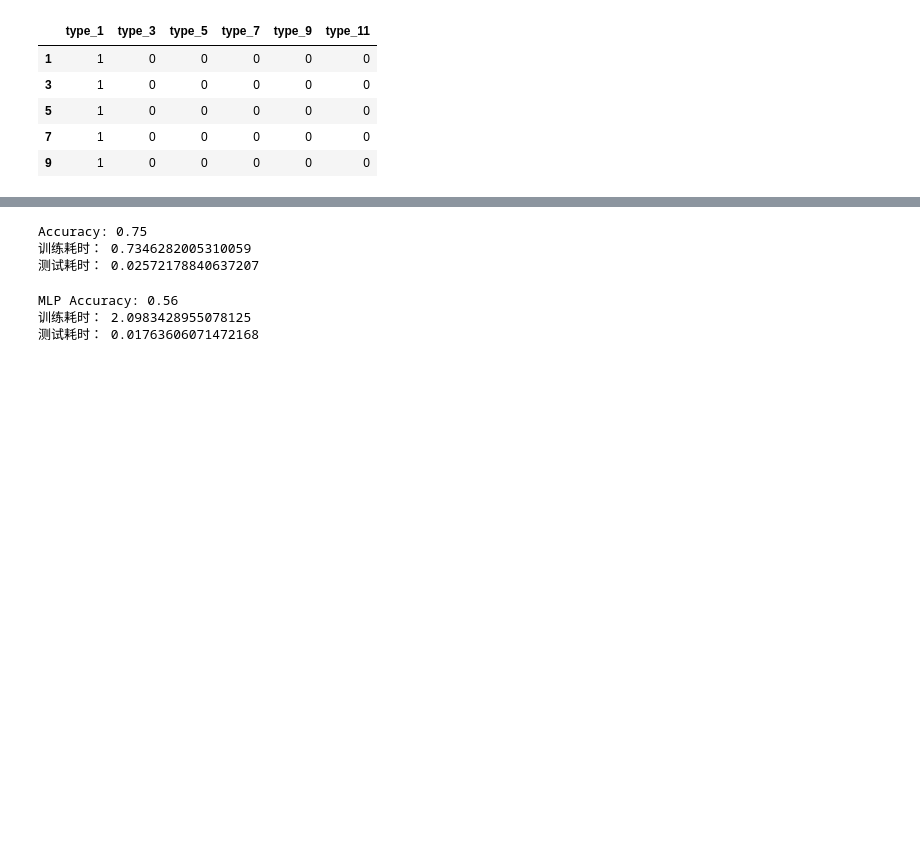
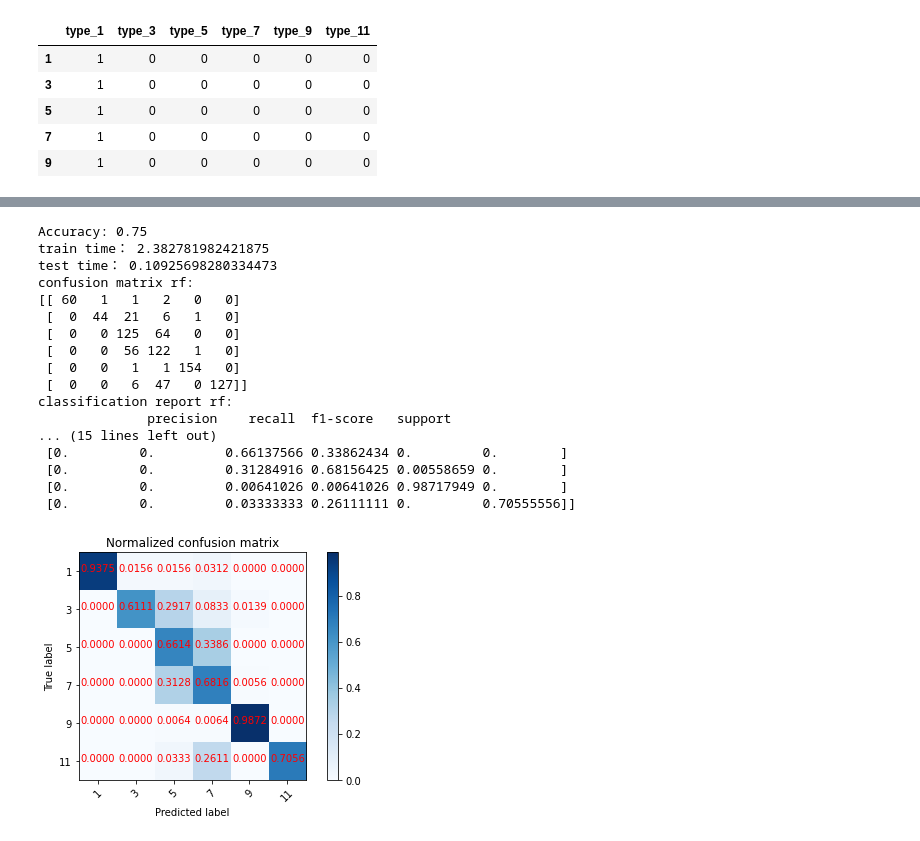
Before and after one commit to ITU-AI-ML-in-5G-Challenge/ITU-ML5G-PS-032-KDDI-UT-NakaoLab-AI, a Jupyter notebook: diff_analysis.ipynb, the cells around one changed output, grey strips where cells are left out. Cells and saved outputs as stored; diff of their text form; code cells hidden in the pictures; blank space fills up the shorter version.

```diff
--- a/diff_analysis.ipynb
+++ b/diff_analysis.ipynb
@@ -401,15 +339,26 @@ Accuracy: 0.60
 # %%
-# 普通label的 RF
-random_forest(X_train, y_train, X_test, y_test)
+# RF result
+random_forest(X_train, y_train, X_test, y_test, show=True)
 # %% [output]
 Accuracy: 0.75
-训练耗时： 0.7346282005310059
-测试耗时： 0.02572178840637207
+train time： 2.382781982421875
+test time： 0.10925698280334473
+confusion matrix rf:
+[[ 60   1   1   2   0   0]
+ [  0  44  21   6   1   0]
+ [  0   0 125  64   0   0]
+ [  0   0  56 122   1   0]
+ [  0   0   1   1 154   0]
+ [  0   0   6  47   0 127]]
+classification report rf:
+              precision    recall  f1-score   support
+... (15 lines left out)
+ [0.         0.         0.66137566 0.33862434 0.         0.        ]
+ [0.         0.         0.31284916 0.68156425 0.00558659 0.        ]
+ [0.         0.         0.00641026 0.00641026 0.98717949 0.        ]
+ [0.         0.         0.03333333 0.26111111 0.         0.70555556]]
+[figure, added]
 # %%
-# 标准化输入和 one hot label 的mlp
-mlp(std_X_train, y_train_1, std_X_test, y_test_1)
+# one hot label mlp
+# mlp(std_X_train, y_train_1, std_X_test, y_test_1)
-# %% [output]
-MLP Accuracy: 0.56
-训练耗时： 2.0983428955078125
-测试耗时： 0.01763606071472168
 # %%
```
Also changed, not shown: parts of 47 cells of this notebook, 1 other file.
